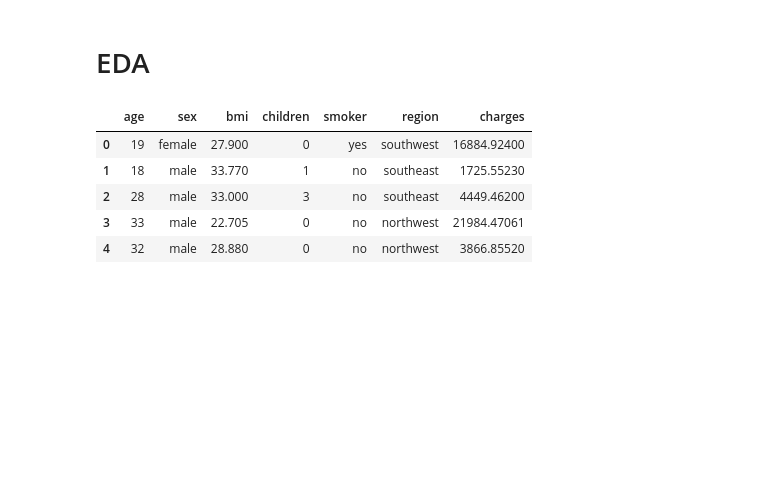
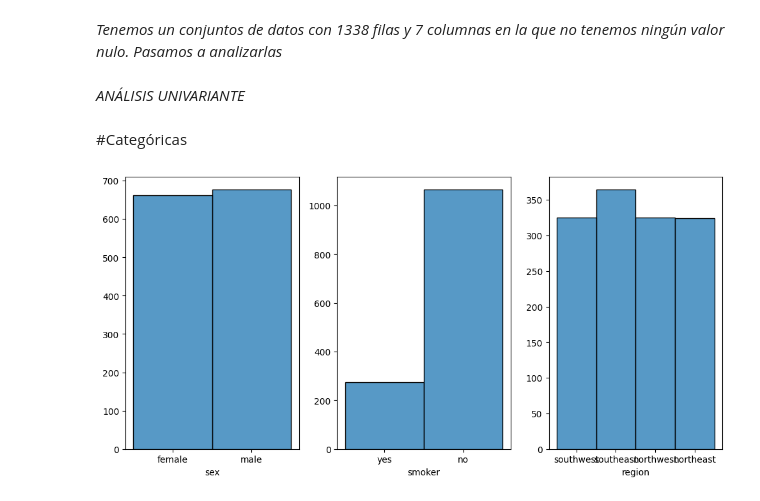
Before and after one commit to 4GeeksAcademy/JLL_Linear_Regresion_ML, a Jupyter notebook: src/explore.ipynb, the cells around one changed output. Cells and saved outputs as stored; diff of their text form; code cells hidden in the pictures; blank space fills up the shorter version.

```diff
--- a/src/explore.ipynb
+++ b/src/explore.ipynb
@@ -1,16 +25,21 @@
+# %% [markdown]
+*Tenemos un conjuntos de datos con 1338 filas y 7 columnas en la que no tenemos ningún valor nulo. Pasamos a analizarlas*
+# %% [markdown]
+*ANÁLISIS UNIVARIANTE*
 # %% [markdown]
-# EDA
+#Categóricas
-# %%
-import pandas as pd
-
-url = 'https://raw.githubusercontent.com/4GeeksAcademy/linear-regression-project-tutorial/main/medical_insurance_cost.csv'
-
-medical_data = pd.read_csv(url, sep=',')
-medical_data.head()
-# %% [output]
-|  | age | sex | bmi | children | smoker | region | charges |
-| 0 | 19 | female | 27.900 | 0 | yes | southwest | 16884.92400 |
-| 1 | 18 | male | 33.770 | 1 | no | southeast | 1725.55230 |
-| 2 | 28 | male | 33.000 | 3 | no | southeast | 4449.46200 |
-| 3 | 33 | male | 22.705 | 0 | no | northwest | 21984.47061 |
-| 4 | 32 | male | 28.880 | 0 | no | northwest | 3866.85520 |
+# %%
+import matplotlib.pyplot as plt
+import seaborn as sns
+
+fig, axis = plt.subplots(1, 3, figsize = (10, 5))
+
+sns.histplot(ax = axis[0], data = medical_data, x = "sex").set(ylabel = None)
+sns.histplot(ax = axis[1], data = medical_data, x = "smoker").set(ylabel = None)
+sns.histplot(ax = axis[2], data = medical_data, x = "region").set(ylabel = None)
+
+
+plt.tight_layout()
+plt.show()
+# %% [output]
+[figure, added]
```
Also changed, not shown: parts of 38 cells of this notebook.
